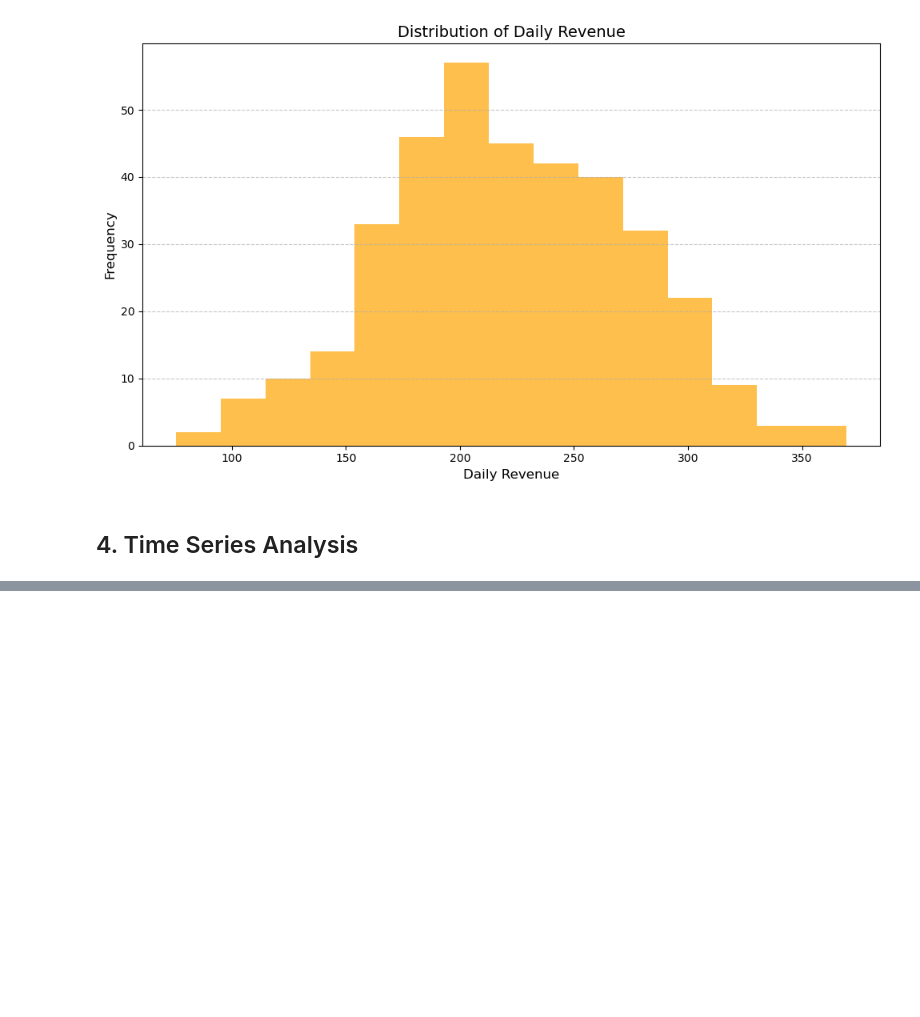
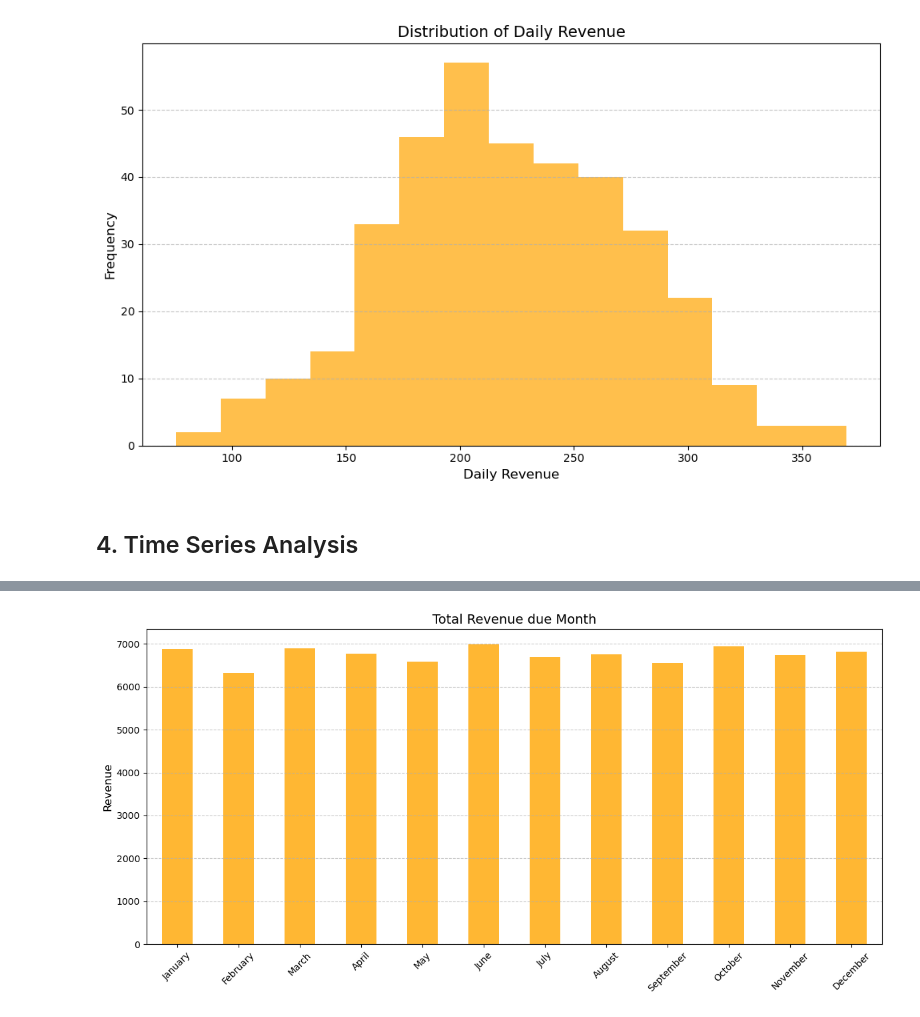
Before and after one commit to martinakvasnickova/Cafe, a Jupyter notebook: analysis/EDA.ipynb, the cells around one changed output, grey strips where cells are left out. Drawn from its saved outputs; the diff is of its cells as text; code cells hidden in the pictures; blank space fills up the shorter version.

```diff
--- a/analysis/EDA.ipynb
+++ b/analysis/EDA.ipynb
@@ -387,0 +405,16 @@ plt.show()
+# %%
+df['Month'] = df['Transaction Date'].dt.month_name()
+monthly_revenue = df.groupby('Month')['Total Spent'].sum()
+monthly_revenue = monthly_revenue.reindex(['January', 'February', 'March', 'April', 'May', 'June', 'July', 'August', 'September', 'October', 'November', 'December'])
+
+plt.figure(figsize=(12, 6))
+monthly_revenue.plot(kind='bar', color='orange', alpha=0.8)
+plt.title('Total Revenue due Month', fontsize=14)
+plt.xlabel('')
+plt.ylabel('Revenue', fontsize=12)
+plt.xticks(rotation=45)
+plt.grid(axis='y', linestyle='--', alpha=0.7)
+plt.tight_layout()
+plt.show()
+# %% [output]
+[figure, added]
```
Also changed, not shown: parts of 11 cells of this notebook.
